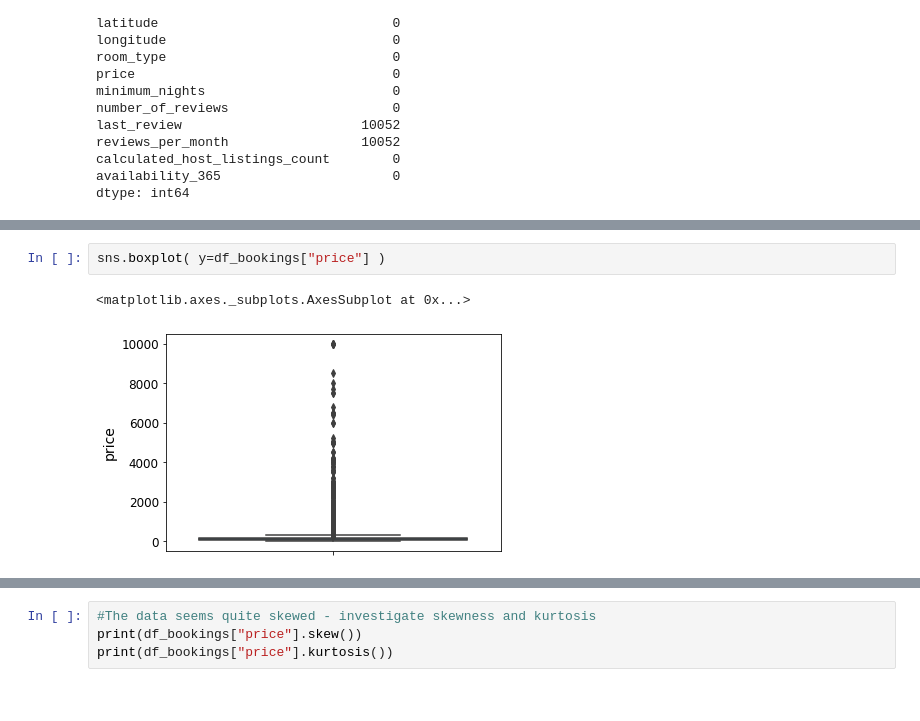
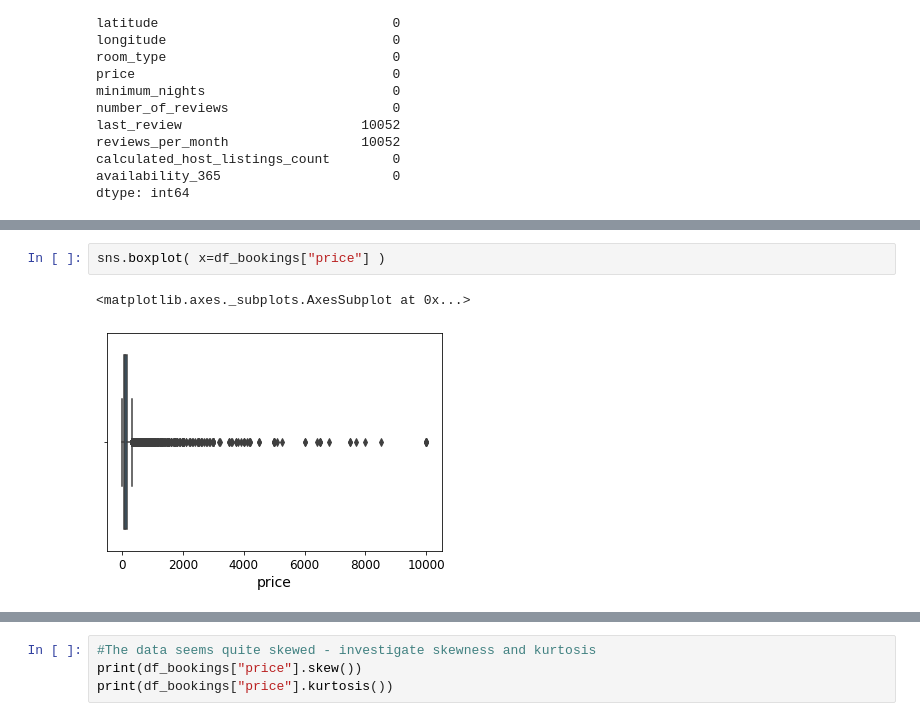
Before and after one commit to CharlBrill89/NYC_AirBnB_Data_2019_Kaggle-, a Jupyter notebook: NYC_Airbnb_EDA.ipynb, the cells around one changed output, grey strips where cells are left out. Cells and saved outputs as stored; diff of their text form.

```diff
--- a/NYC_Airbnb_EDA.ipynb
+++ b/NYC_Airbnb_EDA.ipynb
@@ -168,5 +187,5 @@ df_bookings.describe()
 # %%
-sns.boxplot( y=df_bookings["price"] )
+sns.boxplot( x=df_bookings["price"] )
 # %% [output]
 <matplotlib.axes._subplots.AxesSubplot at 0x...>
-[figure, old version]
+[figure, new version]
```
Also changed, not shown: parts of 31 cells of this notebook.
